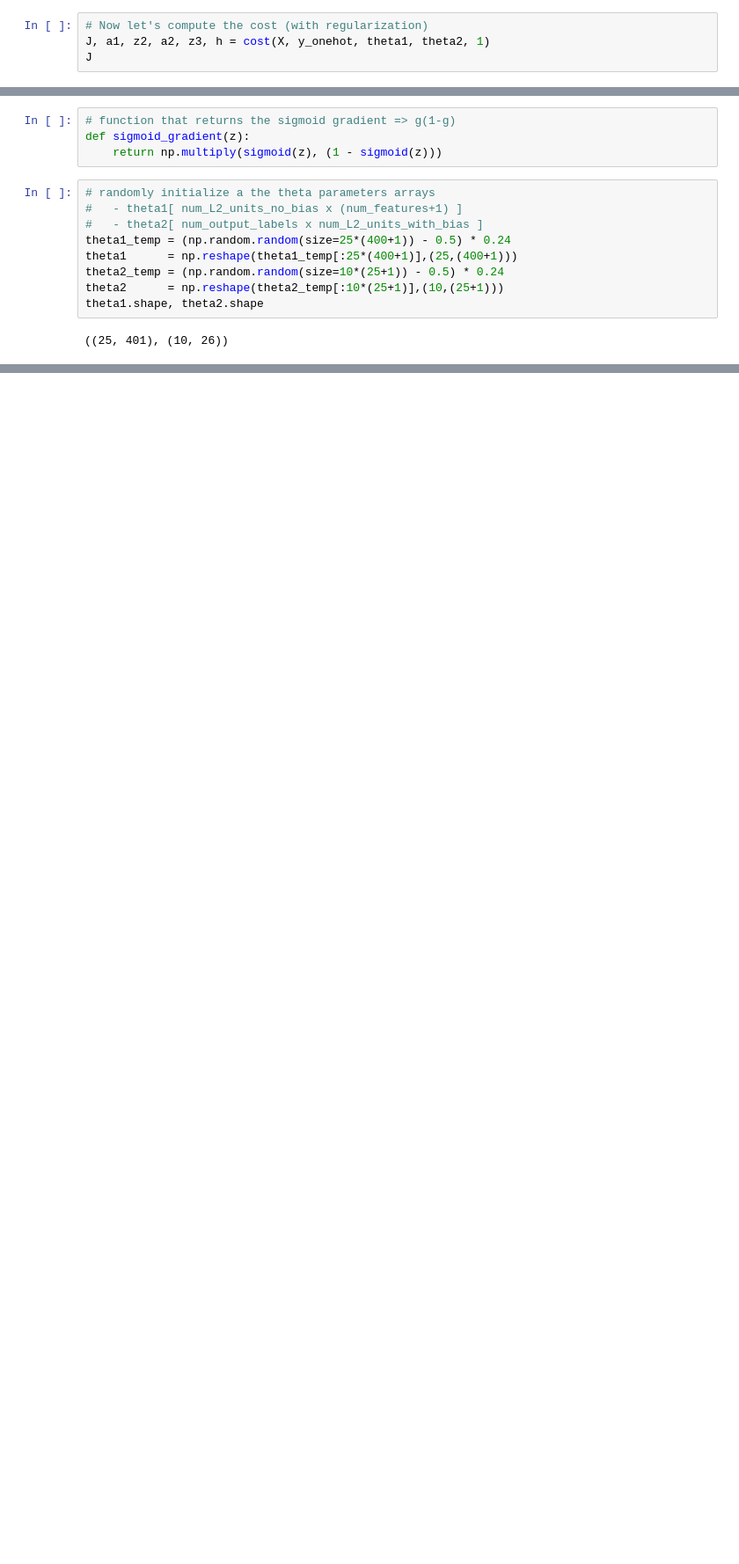
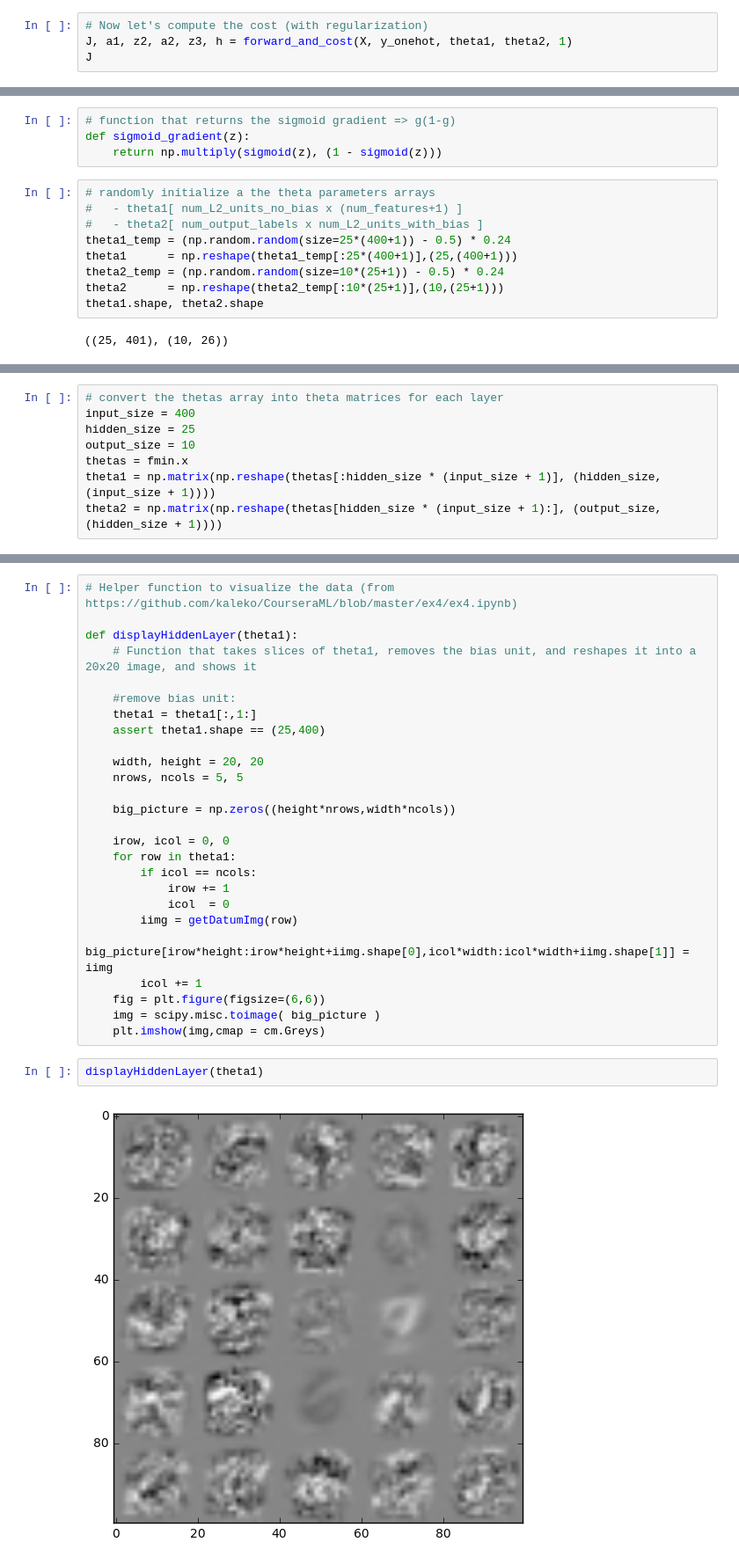
Before and after one commit to eduardbonada/ML-AndrewNg, a Jupyter notebook: ex4. NN/ex4. NN.ipynb, the cells around one changed output, grey strips where cells are left out. Shown at 88% size. Saved outputs shown, nothing was run; the diff lists cells and outputs as text; blank space fills up the shorter version.

```diff
--- a/ex4. NN/ex4. NN.ipynb
+++ b/ex4. NN/ex4. NN.ipynb
@@ -228,5 +246,5 @@ J
 # %%
 # Now let's compute the cost (with regularization)
-J, a1, z2, a2, z3, h = cost(X, y_onehot, theta1, theta2, 1)
+J, a1, z2, a2, z3, h = forward_and_cost(X, y_onehot, theta1, theta2, 1)
 J
 # %% [output]
@@ -320,0 +418,8 @@ gradient(X.shape[0], theta2, a1, z2, a2, h, y)
+# %%
+# convert the thetas array into theta matrices for each layer
+input_size = 400
+hidden_size = 25
+output_size = 10
+thetas = fmin.x
+theta1 = np.matrix(np.reshape(thetas[:hidden_size * (input_size + 1)], (hidden_size, (input_size + 1))))
+theta2 = np.matrix(np.reshape(thetas[hidden_size * (input_size + 1):], (output_size, (hidden_size + 1))))
@@ -320,0 +513,30 @@ gradient(X.shape[0], theta2, a1, z2, a2, h, y)
+# %%
+# Helper function to visualize the data (from https://github.com/kaleko/CourseraML/blob/master/ex4/ex4.ipynb)
+
+def displayHiddenLayer(theta1):
+    # Function that takes slices of theta1, removes the bias unit, and reshapes it into a 20x20 image, and shows it
+
+    #remove bias unit:
+    theta1 = theta1[:,1:]
+    assert theta1.shape == (25,400)
+
+    width, height = 20, 20
+    nrows, ncols = 5, 5
+
+    big_picture = np.zeros((height*nrows,width*ncols))
+
+    irow, icol = 0, 0
+    for row in theta1:
+        if icol == ncols:
+            irow += 1
+            icol  = 0
+        iimg = getDatumImg(row)
+        big_picture[irow*height:irow*height+iimg.shape[0],icol*width:icol*width+iimg.shape[1]] = iimg
+        icol += 1
+    fig = plt.figure(figsize=(6,6))
+    img = scipy.misc.toimage( big_picture )
+    plt.imshow(img,cmap = cm.Greys)
+# %%
+displayHiddenLayer(theta1)
+# %% [output]
+[figure, added]
```
Also changed, not shown: parts of 33 cells of this notebook.
